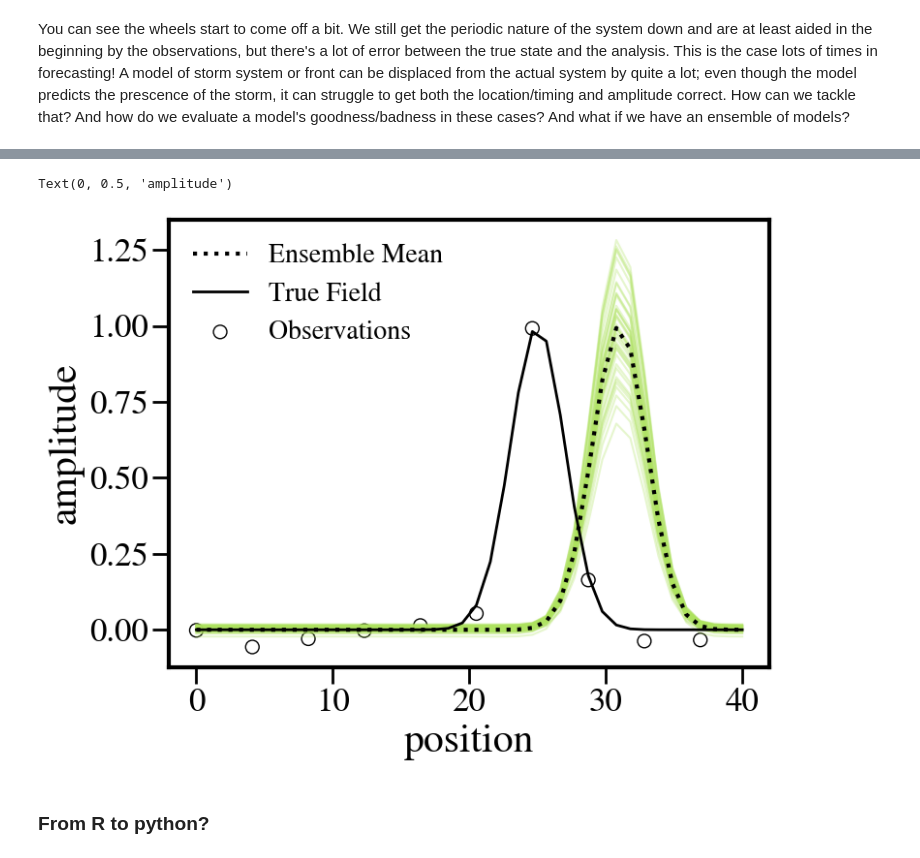
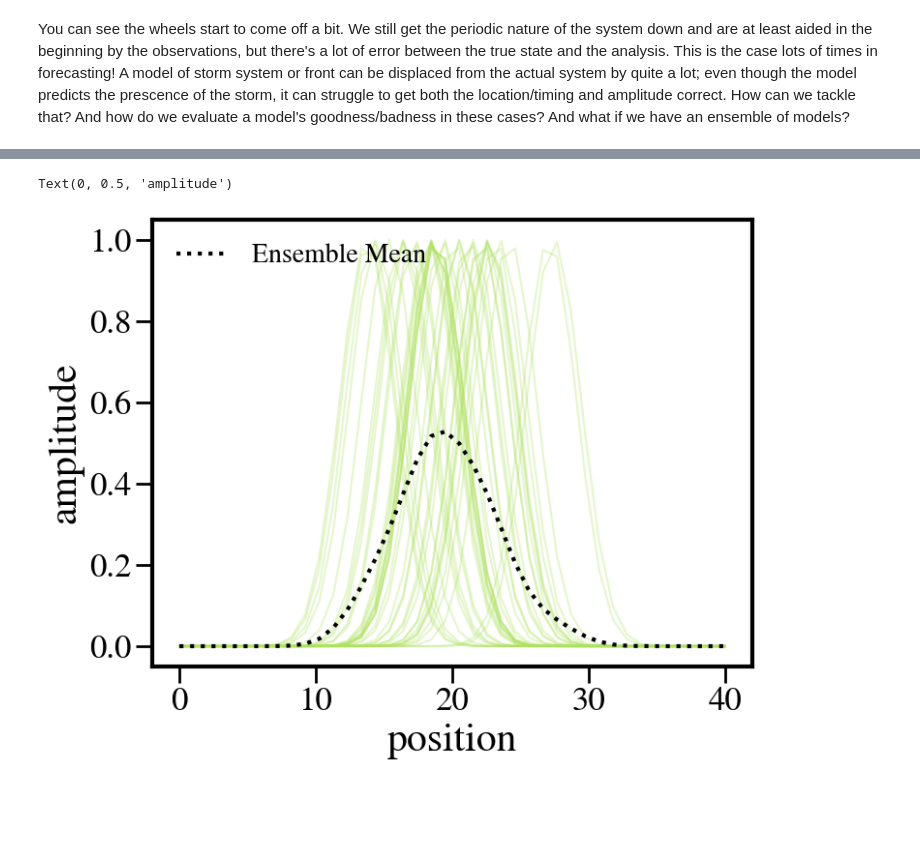
Before and after one commit to SidneyLower-NOAA/SMD_Notebooks, a Jupyter notebook: getting_our_data_ducks_in_a_row.ipynb, the cells around one changed output, grey strips where cells are left out. Saved outputs shown, nothing was run; the diff lists cells and outputs as text; code cells hidden in the pictures; blank space fills up the shorter version.

```diff
--- a/getting_our_data_ducks_in_a_row.ipynb
+++ b/getting_our_data_ducks_in_a_row.ipynb
@@ -336,15 +306,17 @@ To demo this technique, I will first start with a 1d example (the ensemble of fr
 # %%
-def generate_ensemble_front(p,n=1,p0=31., sigma0=2.):
-    xf = np.exp((-(p-p0).T * (p-p0))/(2*sigma0**2))
+def generate_ensemble_front(p,n=1,p0=20.,sigma0=2.):
     this_ens=[]
+    xf_med = np.exp((-(p-p0).T * (p-p0))/(2*sigma0**2))
     for mem in range(n):
         a = np.random.normal(1,0.2,1)
         b = np.random.normal(0,0.01,1)
+        p0 = np.random.normal(20, 3, 1)
+        xf = np.exp((-(p-p0).T * (p-p0))/(2*sigma0**2))
 
-        this_ens.append(a*xf + b)
+        this_ens.append(xf)
 
-    return xf, this_ens
+    return this_ens
 # %%
-test = np.linspace(0,40,40)
+nodes = np.linspace(0,40,40)
 # %%
-mean_front, fronts = generate_ensemble_front(test,n=40)
+fronts = generate_ensemble_front(nodes,n=40)
@@ -353,34 +323,10 @@ truth = generate_ensemble_front(test, p0=25.)[0]
-# %%
-#define matrices
-sig_m= 0.05  # standard deviation for measurement noise
-R = sig_m**2*np.eye(10) #covariance matrix for measurement noise
-# Set matrix dimensions
-num_measurements = 10
-vector_length = 40
-
-# Create an empty matrix filled with zeros
-incidence_matrix = np.zeros((num_measurements, vector_length), dtype=int)
-
-# Set every fourth node to 1 in each measurement
-for i in range(num_measurements):
-    incidence_matrix[i, i * 4] = 1
-
-H = np.asarray(incidence_matrix)
-
-
-observations = H@truth +  np.random.normal(0,sig_m,10)
 # %%
 for i in range(40):
-    plt.plot(test, fronts[i], color='#ADE25D', alpha=0.3)
-plt.plot(test, mean_front, color='black', ls=':', lw=3, label='Ensemble Mean')
-plt.plot(test, truth, color='black', lw=2, label='True Field')
-#plt.ylim([0,1.5])
-plt.scatter(test[::4], observations, edgecolor='black', s=100, marker='o',facecolor='None', label='Observations')
-plt.legend(frameon=False)
+    plt.plot(nodes, fronts[i], color='#ADE25D', alpha=0.3)
+plt.plot(nodes, np.mean(fronts, axis=0), color='black', ls=':', lw=3, label='Ensemble Mean')
+plt.legend(frameon=False, loc='upper left')
 plt.xlabel('position')
 plt.ylabel('amplitude')
 # %% [output]
 Text(0, 0.5, 'amplitude')
-[figure, old version]
+[figure, new version]
-# %% [markdown]
-### From R to python?
```
Also changed, not shown: parts of 52 cells of this notebook.
